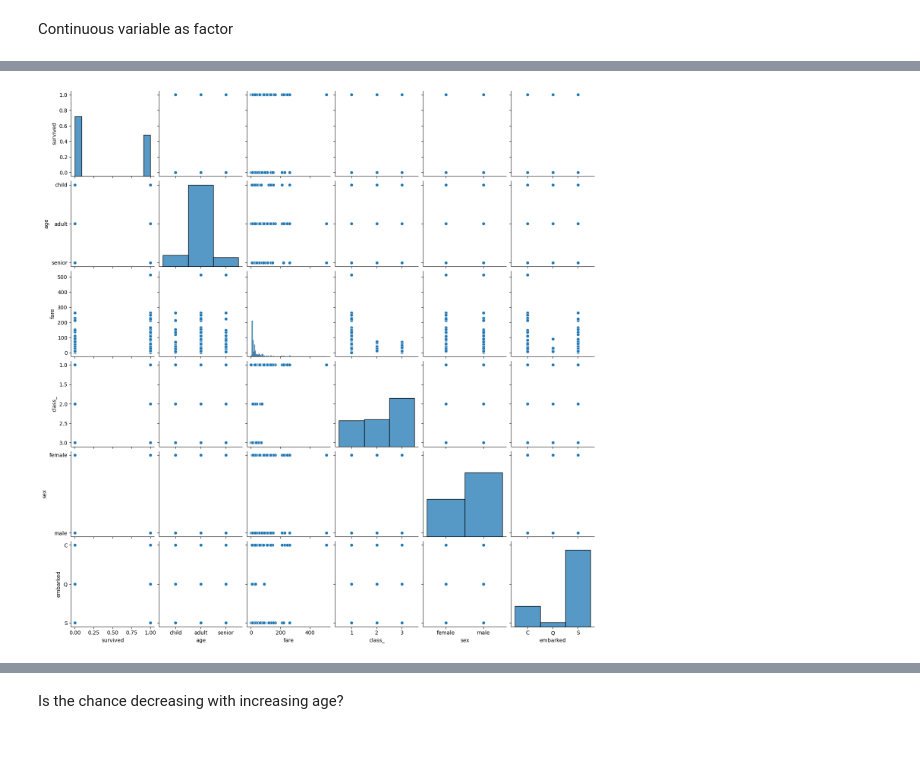
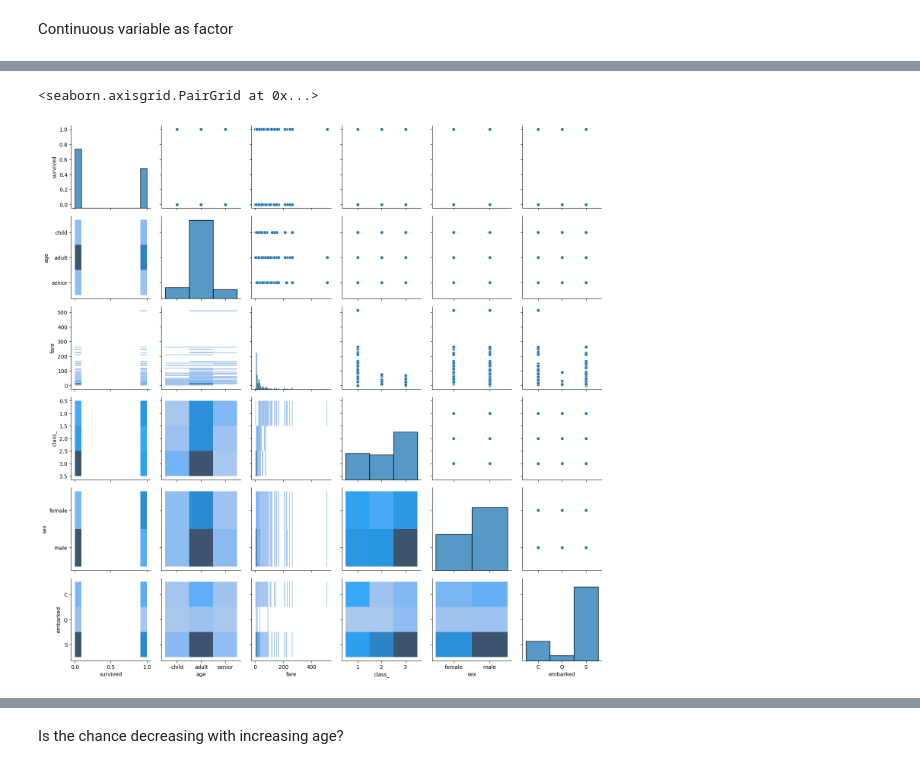
Before and after one commit to Many98/GLM_R2Py, a Jupyter notebook: Python/01ZLMA_ex07_Binary_Data_1.ipynb, the cells around one changed output, grey strips where cells are left out. Saved outputs shown, nothing was run; the diff lists cells and outputs as text; code cells hidden in the pictures.

```diff
--- a/Python/01ZLMA_ex07_Binary_Data_1.ipynb
+++ b/Python/01ZLMA_ex07_Binary_Data_1.ipynb
@@ -875,7 +919,12 @@ data_con_fac
 # %%
-g = sns.pairplot(data=data_con_fac, vars=list(data_con_fac.columns))  # TODO needs custom implementation
+g = sns.PairGrid(data=data_con_fac, vars=list(data_con_fac.columns))  # TODO needs custom implementation
+
+g.map_lower(sns.histplot)
+g.map_diag(sns.histplot)
+g.map_upper(sns.scatterplot)
 # %% [output]
+<seaborn.axisgrid.PairGrid at 0x...>
-[figure, old version]
+[figure, new version]
 # %%
 
 mod_0= smf.glm(formula = 'survived~1', data=data_con_fac,
```
Also changed, not shown: parts of 41 cells of this notebook.
